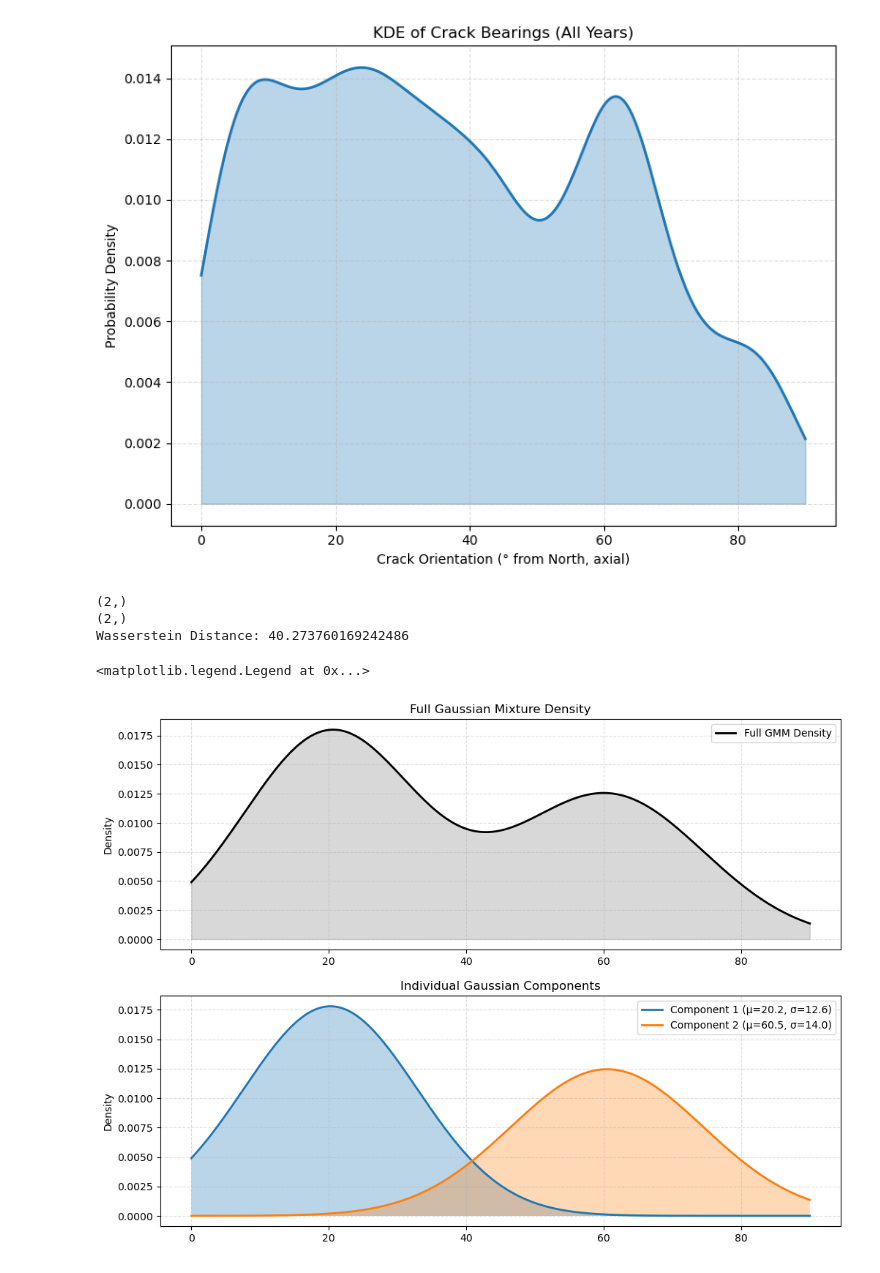
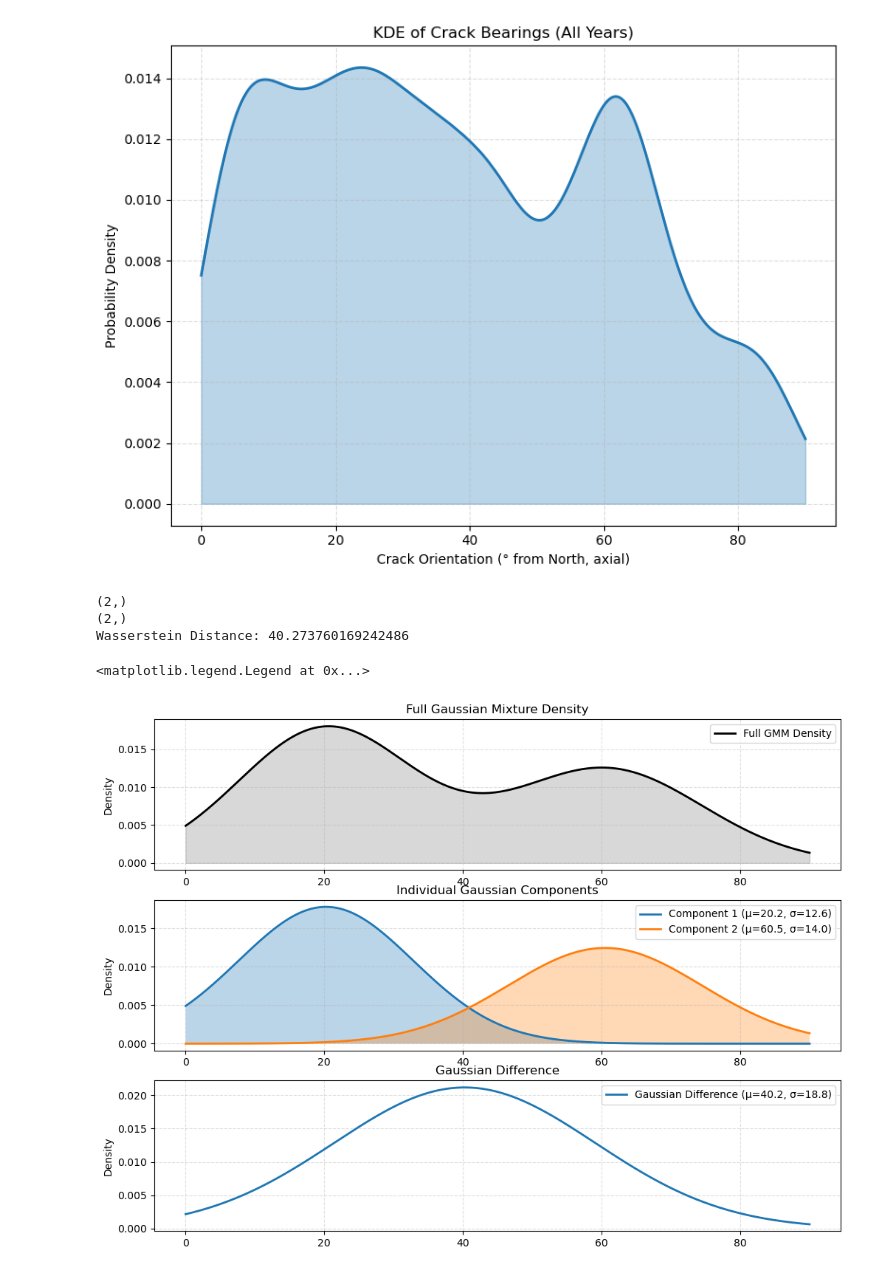
Before and after one commit to kovaleskima/KobukData, a Jupyter notebook: no_winds_gaussian.ipynb, the cells around one changed output. Cells and saved outputs as stored; diff of their text form; code cells hidden in the pictures.

Commit message:
added gaussian difference

```diff
--- a/no_winds_gaussian.ipynb
+++ b/no_winds_gaussian.ipynb
@@ -190,7 +190,6 @@ def gaussian_pdf(x, mean, std):
 means = gmm.means_.flatten()
 stds = np.sqrt(gmm.covariances_).flatten()
 weights = gmm.weights_
-
 print(means.shape)
 print(stds.shape)
 
@@ -199,39 +198,52 @@ component_densities = [
     for k in range(2)
 ]
 
+# Difference
+means_diff = means[1]-means[0]
+stds_diff = np.sqrt(stds[1]**2 + stds[0]**2)
+gaussian_diff = gaussian_pdf(x, means_diff, stds_diff)
 # Compute Wasserstein distance between the two gaussian components
 W = wasserstein_distance(means[0], stds[0], means[1], stds[1])
 print("Wasserstein Distance:", W)
 
 ############
 # PLOTTING #
 ############
 plt.figure(figsize=(12, 9))
 
 # Plot the full gmm density
-plt.subplot(2, 1, 1)
+plt.subplot(3, 1, 1)
 plt.plot(x, density, lw=2, color="black", label="Full GMM Density")
 plt.fill_between(x.flatten(), density, alpha=0.3, color="gray")
 plt.title("Full Gaussian Mixture Density")
 plt.ylabel("Density")
 plt.grid(True, linestyle="--", alpha=0.4)
 plt.legend()
 
 # Plot each component as its own gaussian distribution
-plt.subplot(2, 1, 2)
+plt.subplot(3, 1, 2)
 plt.plot(x, component_densities[0], lw=2, label=f"Component 1 (μ={means[0]:.1f}, σ={stds[0]:.1f})")
 plt.plot(x, component_densities[1], lw=2, label=f"Component 2 (μ={means[1]:.1f}, σ={stds[1]:.1f})")
 
 plt.fill_between(x.flatten(), component_densities[0], alpha=0.3)
 plt.fill_between(x.flatten(), component_densities[1], alpha=0.3)
 
 plt.title("Individual Gaussian Components")
 plt.ylabel("Density")
 plt.grid(True, linestyle="--", alpha=0.4)
 plt.legend()
+
+# Plot the gaussian difference
+plt.subplot(3, 1, 3)
+plt.plot(x, gaussian_diff, lw=2, label=f"Gaussian Difference (μ={means_diff:.1f}, σ={stds_diff:.1f})")
+
+plt.title("Gaussian Difference")
+plt.ylabel("Density")
+plt.grid(True, linestyle="--", alpha=0.4)
+plt.legend()
 # %% [output]
 (2,)
 (2,)
 Wasserstein Distance: 40.273760169242486
 <matplotlib.legend.Legend at 0x...>
-[figure, old version]
+[figure, new version]
```
